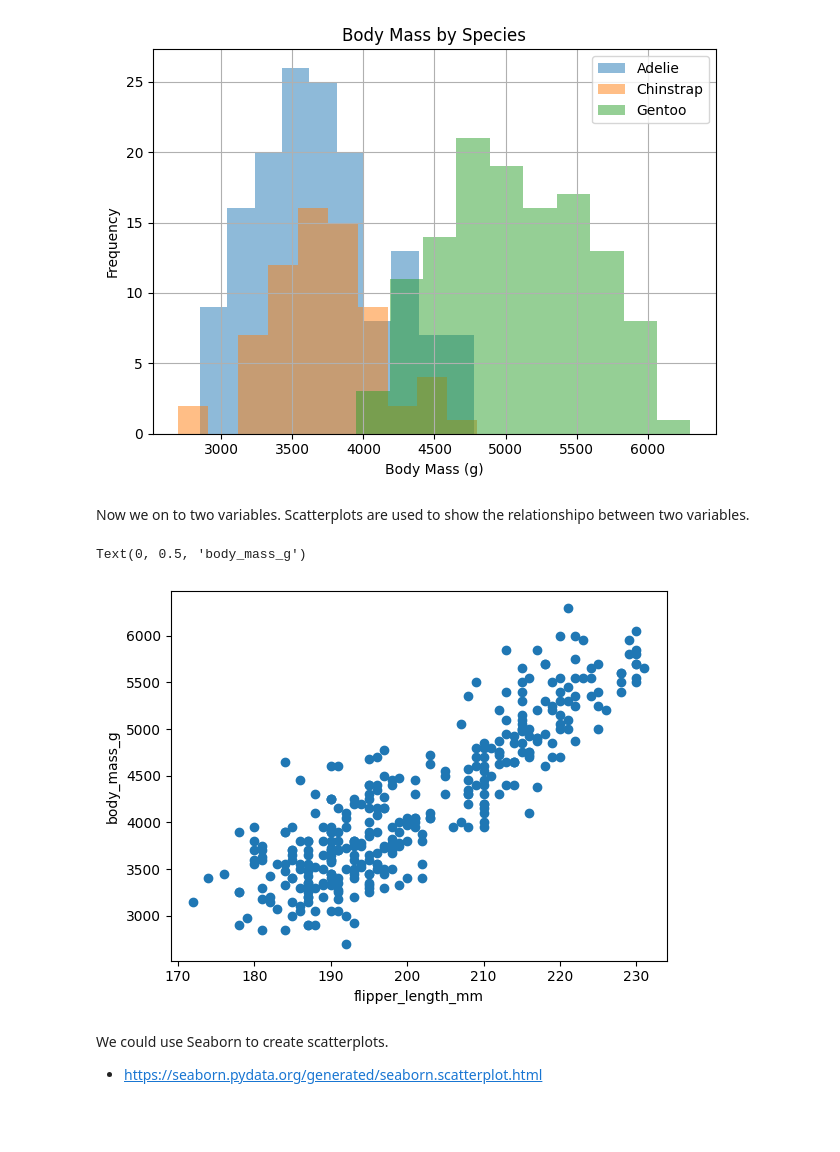
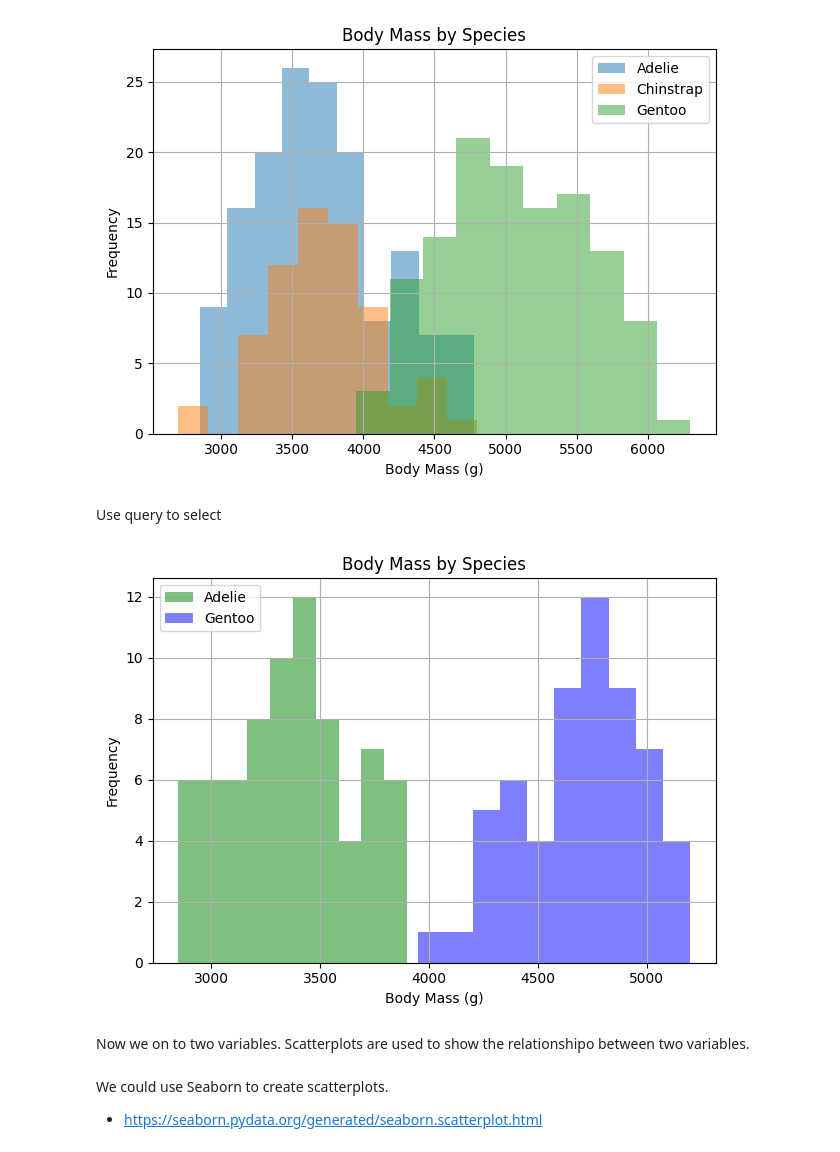
Before and after one commit to holmstead/principles_of_data_analytics, a Jupyter notebook: penguins.ipynb, the cells around one changed output. Drawn from its saved outputs; the diff is of its cells as text; code cells hidden in the pictures; blank space fills up the shorter version.

```diff
--- a/penguins.ipynb
+++ b/penguins.ipynb
@@ -537,29 +510,28 @@ ax.legend(body_mass_by_species.groups.keys())
 plt.tight_layout()
 # %% [output]
 [figure]
+# %% [markdown]
+Use query to select
+# %%
+# set up canvas
+fig, ax = plt.subplots(1, 1)
+
+# plot the histograms
+df.query('species=="Adelie" & sex=="FEMALE"')['body_mass_g'].hist(ax=ax, color="green", alpha=0.5, label="Adelie")
+df.query('species=="Gentoo" & sex=="FEMALE"')['body_mass_g'].hist(ax=ax, color="blue", alpha=0.5, label="Gentoo")
+
+# decorate the plot
+ax.set_xlabel("Body Mass (g)")
+ax.set_ylabel("Frequency")
+ax.set_title("Body Mass by Species")
+ax.legend()
+
+# adjust plot dimensions
+plt.tight_layout()
+# %% [output]
+[figure, added]
 # %% [markdown]
 Now we on to two variables. Scatterplots are used to show the relationshipo between two variables.
-# %%
-# specify variables
-var1 = "flipper_length_mm"
-var2 = "body_mass_g"
-
-# set up canvas
-fig, ax = plt.subplots(1, 1)
-
-# assign variables from dataframe
-x = df[var1]
-y = df[var2]
-
-# plot using matplotlibs scatter() method
-ax.scatter(x, y)
-
-# decorate the plot
-ax.set_xlabel(var1)
-ax.set_ylabel(var2)
-# %% [output]
-Text(0, 0.5, 'body_mass_g')
-[figure, removed]
 # %% [markdown]
 We could use Seaborn to create scatterplots.
 
```
Also changed, not shown: parts of 18 cells of this notebook.
